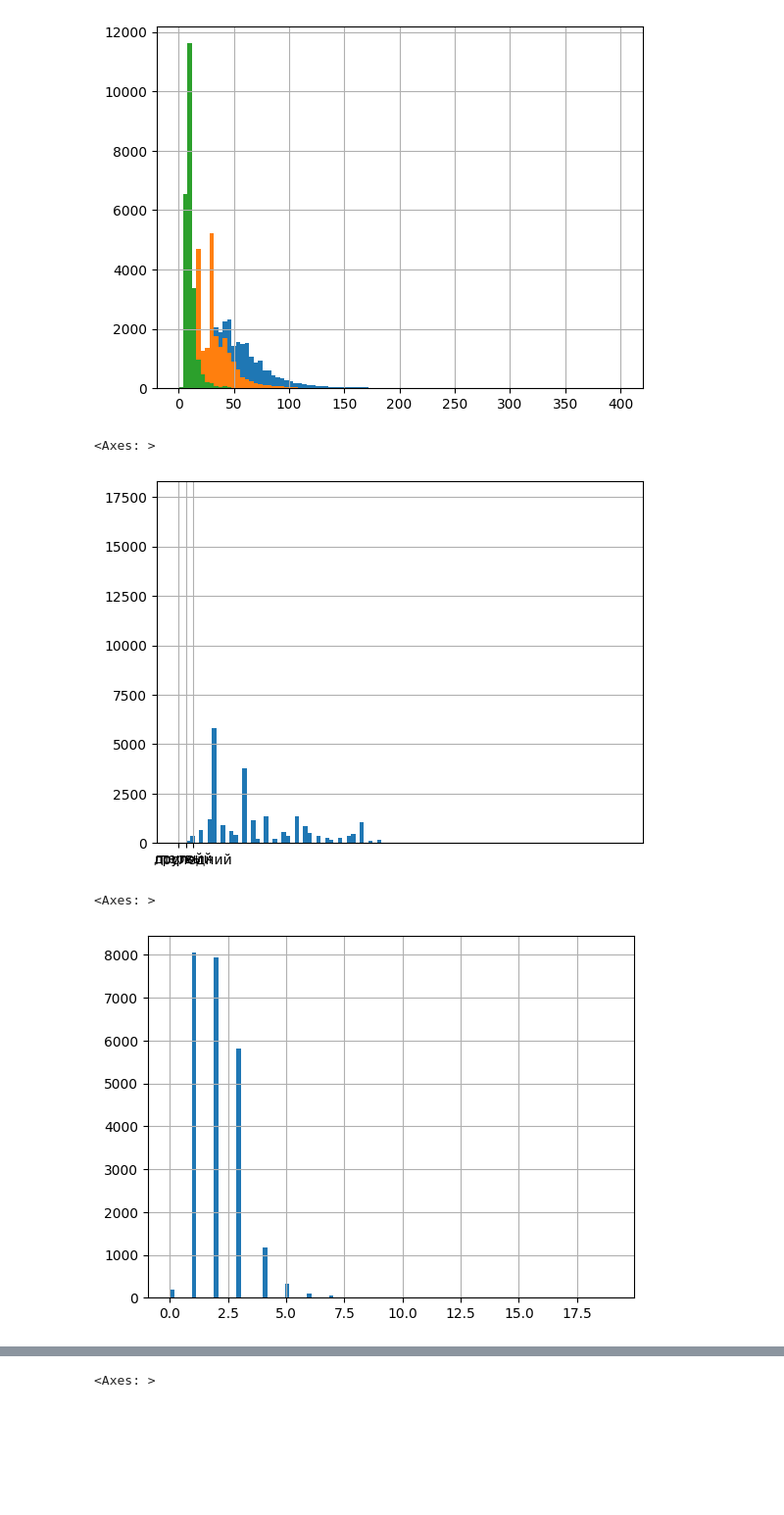
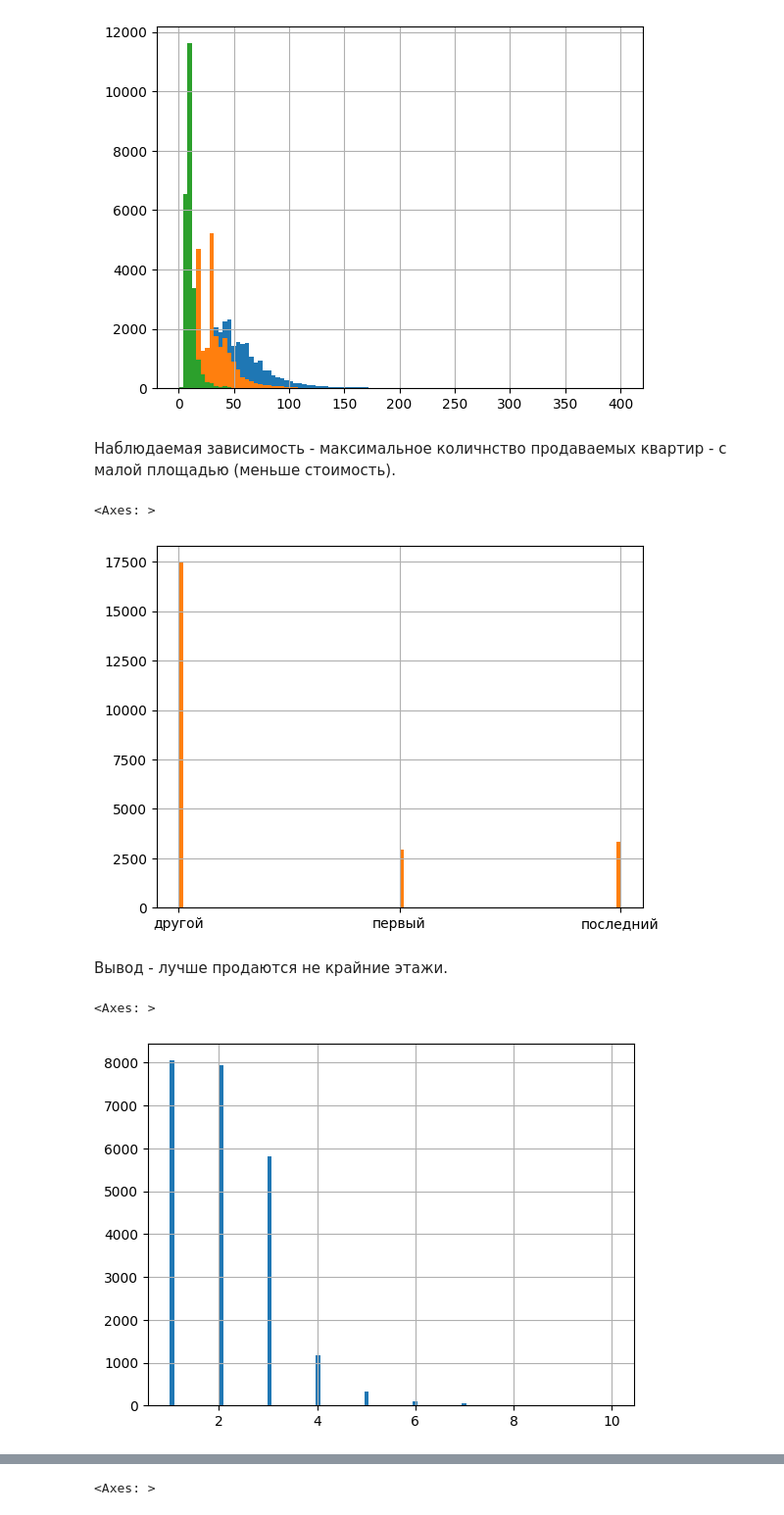
Before and after one commit to eugenii/data_sciencse, a Jupyter notebook: sp5.ipynb, the cells around one changed output, grey strips where cells are left out. Shown at 98% size. Saved outputs shown, nothing was run; the diff lists cells and outputs as text; code cells hidden in the pictures; blank space fills up the shorter version.

```diff
--- a/sp4.ipynb
+++ b/sp5.ipynb
@@ -166,17 +173,20 @@ data['kitchen_area'].hist(bins=100, range=(0, 400))
 # %% [output]
 <Axes: >
 [figure]
+# %% [markdown]
+Наблюдаемая зависимость - максимальное количнство продаваемых квартир - с малой площадью (меньше стоимость).
 # %%
 # Построение диграмм. Набор 2 Этажность.
 
-data['floors_total'].hist(bins=100)
+data['floors_total'].hist(bins=100, range=(0, 2))
 data['floor_type'].hist(bins=100)
-# data['kitchen_area'].hist(bins=100, range=(0, 400))
 # %% [output]
 <Axes: >
-[figure, old version]
+[figure, new version]
+# %% [markdown]
+Вывод - лучше продаются не крайние этажи.
 # %%
-data['rooms'].hist(bins=100)
+data['rooms'].hist(bins=100, range=(1, 10))
 # %% [output]
 <Axes: >
-[figure, old version]
+[figure, new version]
```
Also changed, not shown: parts of 27 cells of this notebook.
